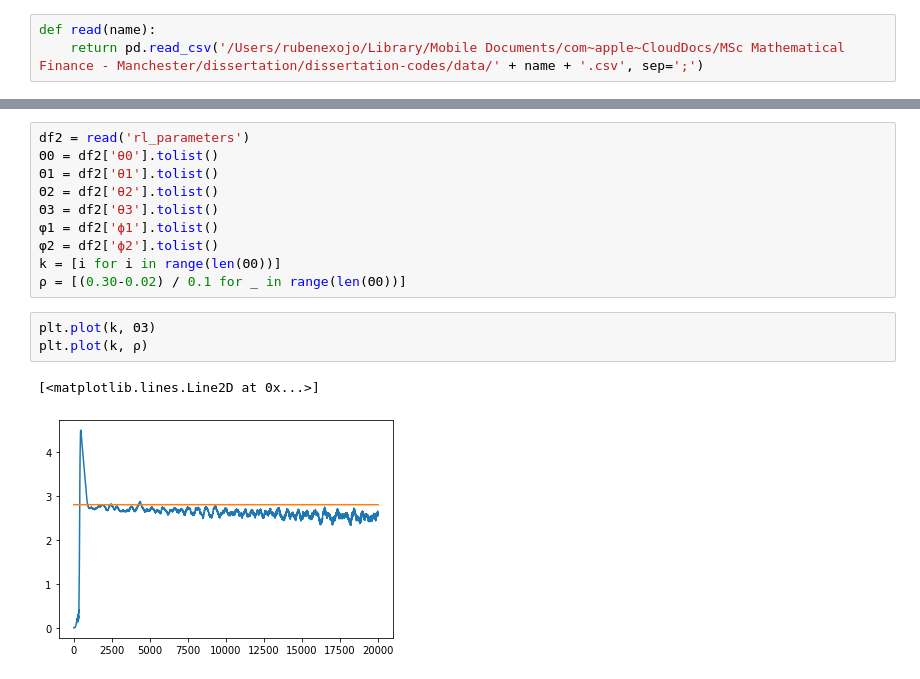
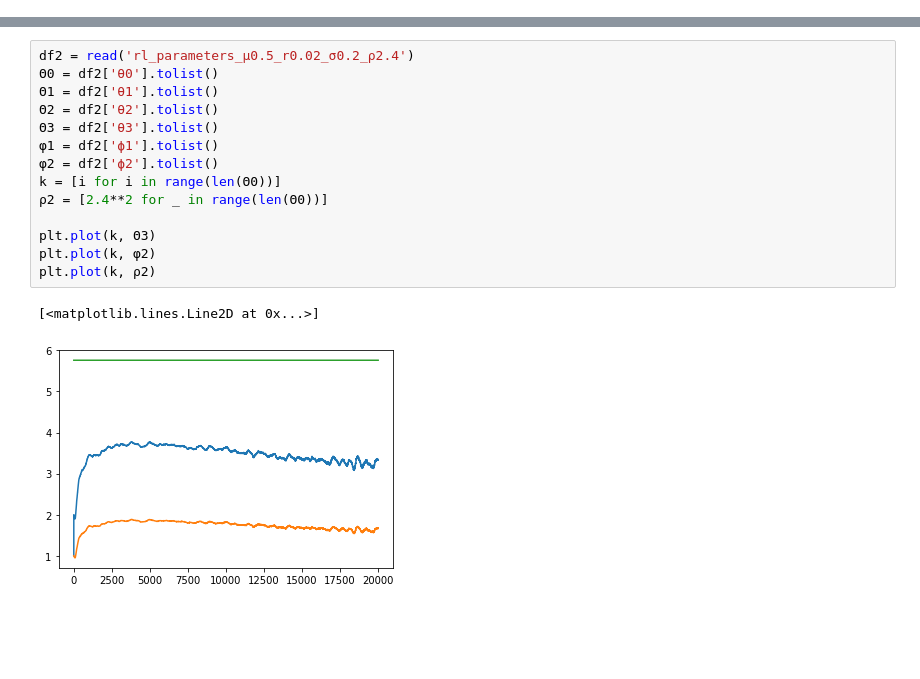
Before and after one commit to r-uben/dissertation-codes, a Jupyter notebook: emv-algorithm/emv_plots.ipynb, the cells around one changed output, grey strips where cells are left out. Cells and saved outputs as stored; diff of their text form; blank space fills up the shorter version.

```diff
--- a/emv-algorithm/emv_plots.ipynb
+++ b/emv-algorithm/emv_plots.ipynb
@@ -6,3 +13,0 @@ import os
-# %%
-def read(name):
-    return pd.read_csv('/Users/rubenexojo/Library/Mobile Documents/com~apple~CloudDocs/MSc Mathematical Finance - Manchester/dissertation/dissertation-codes/data/' + name + '.csv', sep=';')
@@ -28,16 +122,17 @@ plt.plot(k, real_var)
 # %%
-df2 = read('rl_parameters')
+df2 = read('rl_parameters_μ0.5_r0.02_σ0.2_ρ2.4')
 Θ0 = df2['θ0'].tolist()
 Θ1 = df2['θ1'].tolist()
 Θ2 = df2['θ2'].tolist()
 Θ3 = df2['θ3'].tolist()
 φ1 = df2['ϕ1'].tolist()
 φ2 = df2['ϕ2'].tolist()
 k = [i for i in range(len(Θ0))]
-ρ = [(0.30-0.02) / 0.1 for _ in range(len(Θ0))]
+ρ2 = [2.4**2 for _ in range(len(Θ0))]
+
+plt.plot(k, Θ3)
+plt.plot(k, φ2)
+plt.plot(k, ρ2)
+# %% [output]
+[<matplotlib.lines.Line2D at 0x...>]
+[figure, added]
-# %%
-plt.plot(k, Θ3)
-plt.plot(k, ρ)
-# %% [output]
-[<matplotlib.lines.Line2D at 0x...>]
-[figure, removed]
```
Also changed, not shown: parts of 10 cells of this notebook, 19 other files.
